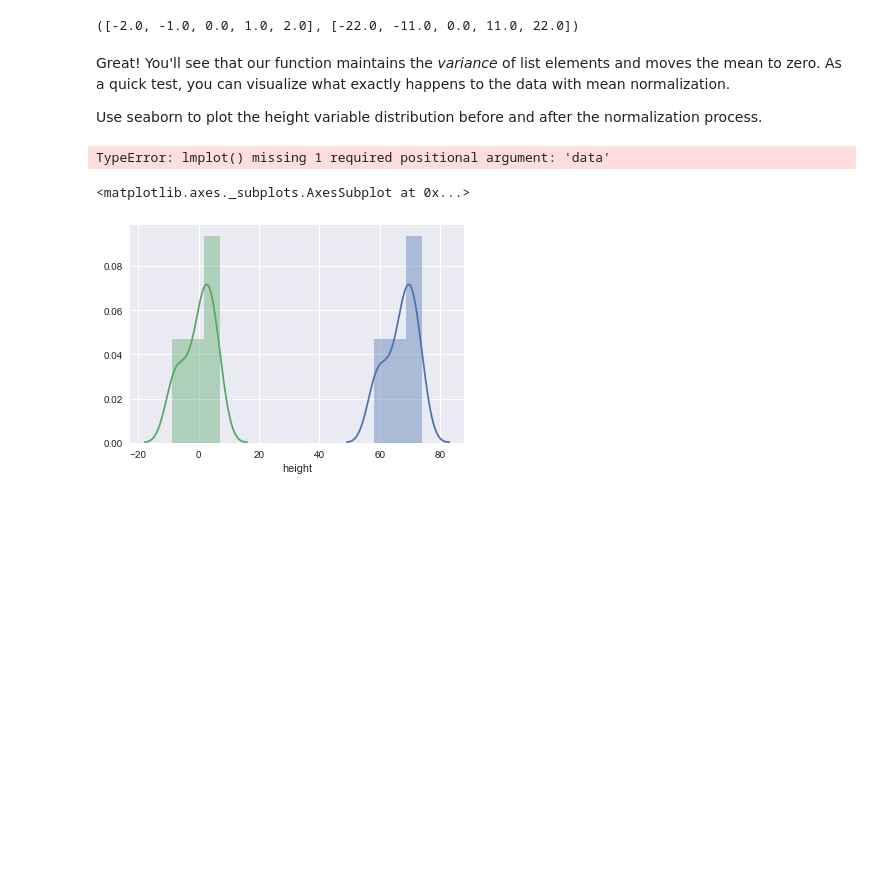
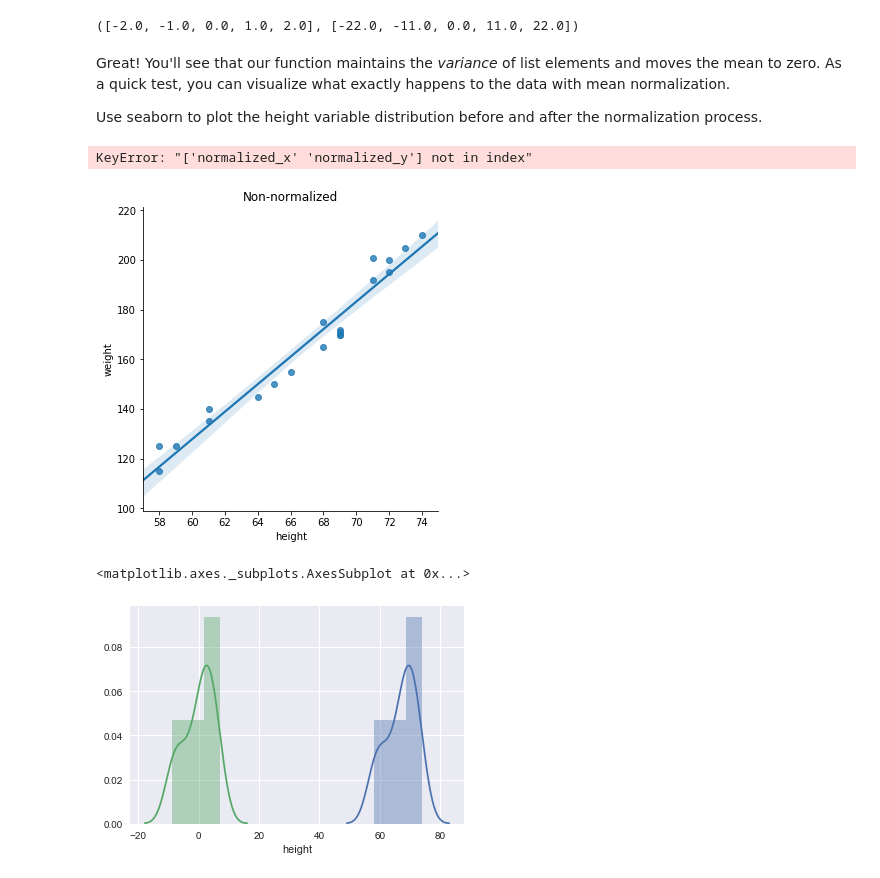
Before and after one commit to minnaf/dsc-correlation-covariance-lab-nyc-ds-060319, a Jupyter notebook: index.ipynb, the cells around one changed output. Cells and saved outputs as stored; diff of their text form; code cells hidden in the pictures; blank space fills up the shorter version.

```diff
--- a/index.ipynb
+++ b/index.ipynb
@@ -109,17 +109,18 @@ Use seaborn to plot the height variable distribution before and after the normal
 # %%
 import seaborn as sns
 
 # Visualize the height data distribution before and after mean normalization
 normalized_x = mean_normalize(df['height'])
 normalized_y = mean_normalize(df['weight'])
 
 lmplot1 = sns.lmplot(x='height', y='weight', data = df)
 lmplot1.set(xlabel = 'height', ylabel = 'weight', title = 'Non-normalized')
 
-lmplot2 = sns.lmplot(x='normalized_x', y = 'normalized_y')
+lmplot2 = sns.lmplot(x='normalized_x', y = 'normalized_y', data = df)
 lmplot2.set(xlabel = 'height', ylabel = 'weight', title = 'normalized')
 # %% [output]
-TypeError: lmplot() missing 1 required positional argument: 'data'
+KeyError: "['normalized_x' 'normalized_y'] not in index"
+[figure, added]
 # %%
 # %% [output]
 <matplotlib.axes._subplots.AxesSubplot at 0x...>
```
